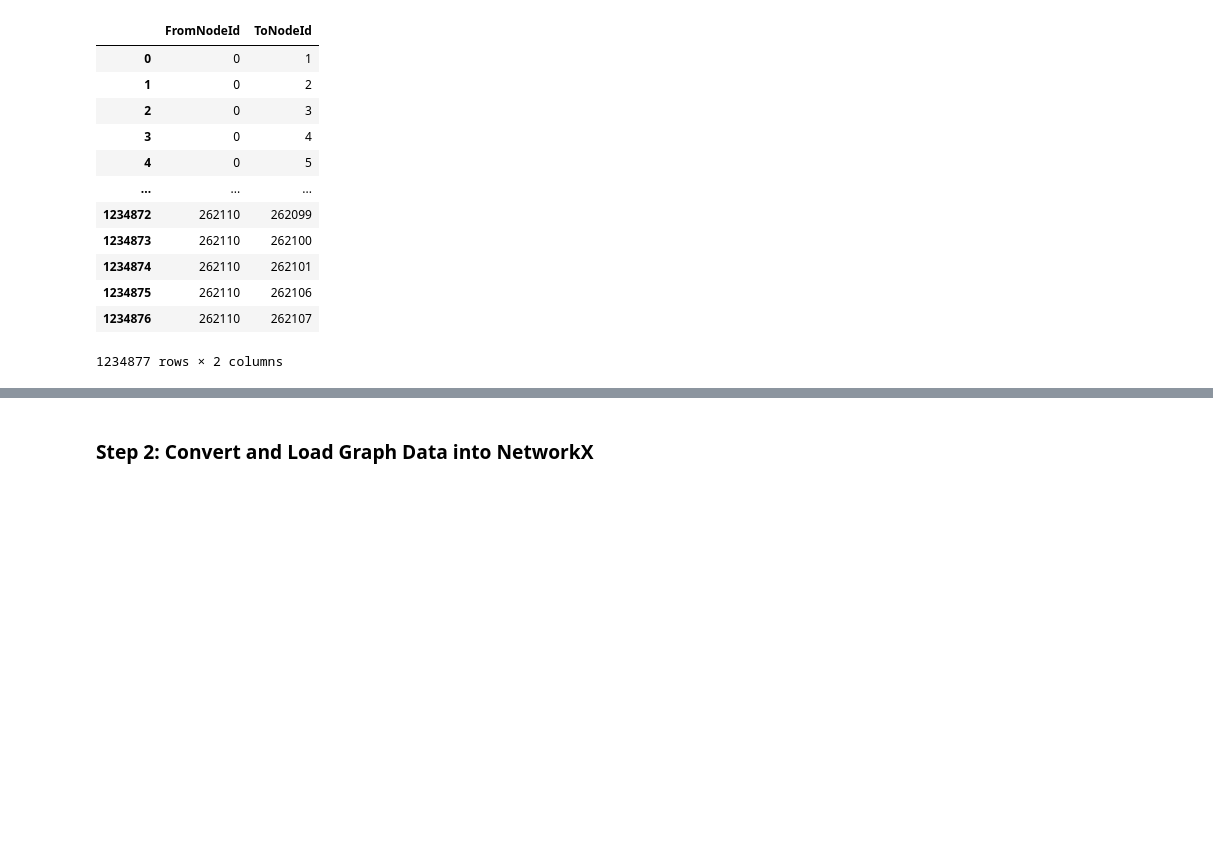
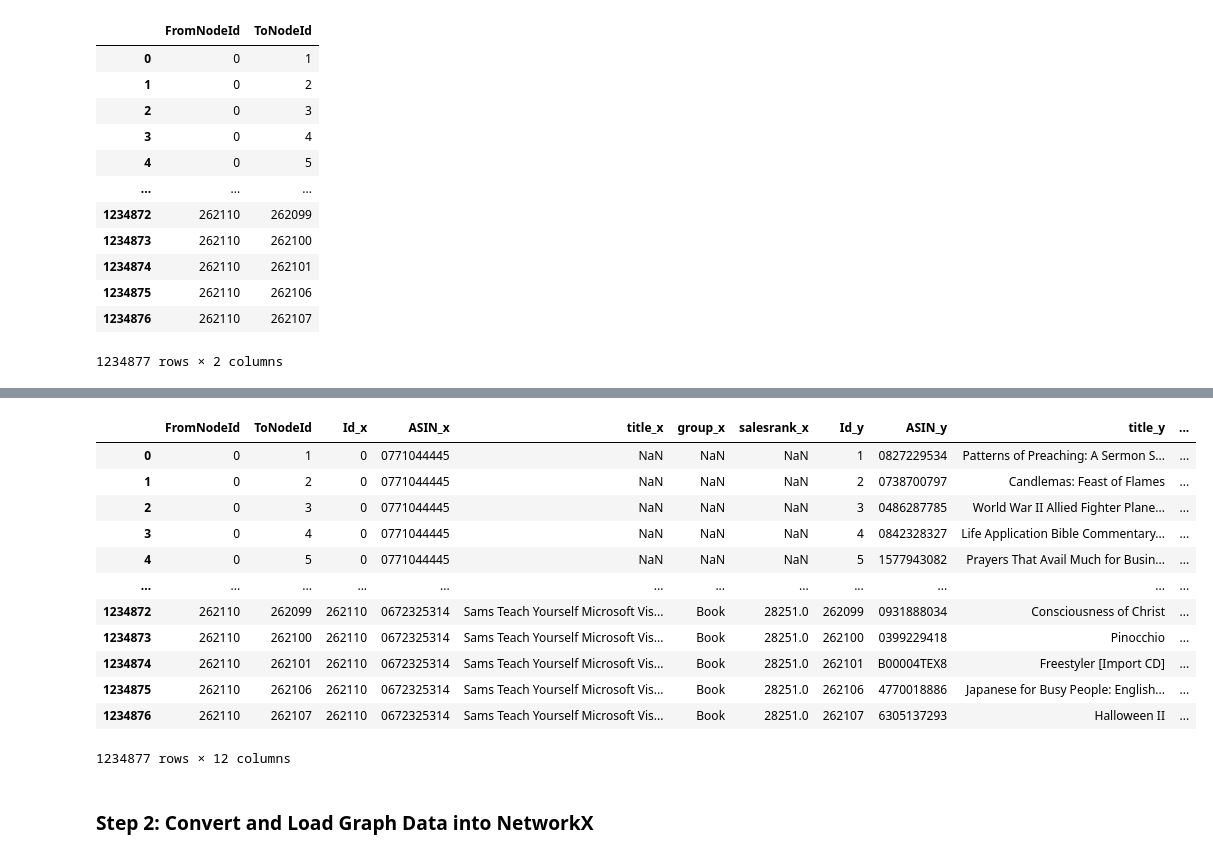
Before and after one commit to ryanaknguyen/ArangoDB-hackathon-2025, a Jupyter notebook: HackathonNotebookTemplate.ipynb, the cells around one changed output, grey strips where cells are left out. Drawn from its saved outputs; the diff is of its cells as text; code cells hidden in the pictures; blank space fills up the shorter version.

```diff
--- a/HackathonNotebookTemplate.ipynb
+++ b/HackathonNotebookTemplate.ipynb
@@ -365,3 +385,22 @@ products
+# %%
+merged_products = amazon.merge(products, left_on='FromNodeId', right_on='Id')
+merged_products = merged_products.merge(products, left_on='ToNodeId', right_on='Id')
+
+merged_products
+# %% [output]
+|  | FromNodeId | ToNodeId | Id_x | ASIN_x | title_x | group_x | salesrank_x | Id_y | ASIN_y | title_y | ... |
+| 0 | 0 | 1 | 0 | 0771044445 | NaN | NaN | NaN | 1 | 0827229534 | Patterns of Preaching: A Sermon S... | ... |
+| 1 | 0 | 2 | 0 | 0771044445 | NaN | NaN | NaN | 2 | 0738700797 | Candlemas: Feast of Flames | ... |
+| 2 | 0 | 3 | 0 | 0771044445 | NaN | NaN | NaN | 3 | 0486287785 | World War II Allied Fighter Plane... | ... |
+| 3 | 0 | 4 | 0 | 0771044445 | NaN | NaN | NaN | 4 | 0842328327 | Life Application Bible Commentary... | ... |
+| 4 | 0 | 5 | 0 | 0771044445 | NaN | NaN | NaN | 5 | 1577943082 | Prayers That Avail Much for Busin... | ... |
+| ... | ... | ... | ... | ... | ... | ... | ... | ... | ... | ... | ... |
+| 1234872 | 262110 | 262099 | 262110 | 0672325314 | Sams Teach Yourself Microsoft Vis... | Book | 28251.0 | 262099 | 0931888034 | Consciousness of Christ | ... |
+| 1234873 | 262110 | 262100 | 262110 | 0672325314 | Sams Teach Yourself Microsoft Vis... | Book | 28251.0 | 262100 | 0399229418 | Pinocchio | ... |
+| 1234874 | 262110 | 262101 | 262110 | 0672325314 | Sams Teach Yourself Microsoft Vis... | Book | 28251.0 | 262101 | B00004TEX8 | Freestyler [Import CD] | ... |
+| 1234875 | 262110 | 262106 | 262110 | 0672325314 | Sams Teach Yourself Microsoft Vis... | Book | 28251.0 | 262106 | 4770018886 | Japanese for Busy People: English... | ... |
+| 1234876 | 262110 | 262107 | 262110 | 0672325314 | Sams Teach Yourself Microsoft Vis... | Book | 28251.0 | 262107 | 6305137293 | Halloween II | ... |
+1234877 rows × 12 columns
 # %% [markdown]
 ### Step 2: Convert and Load Graph Data into NetworkX
 # %% [markdown]
```
Also changed, not shown: parts of 11 cells of this notebook.
